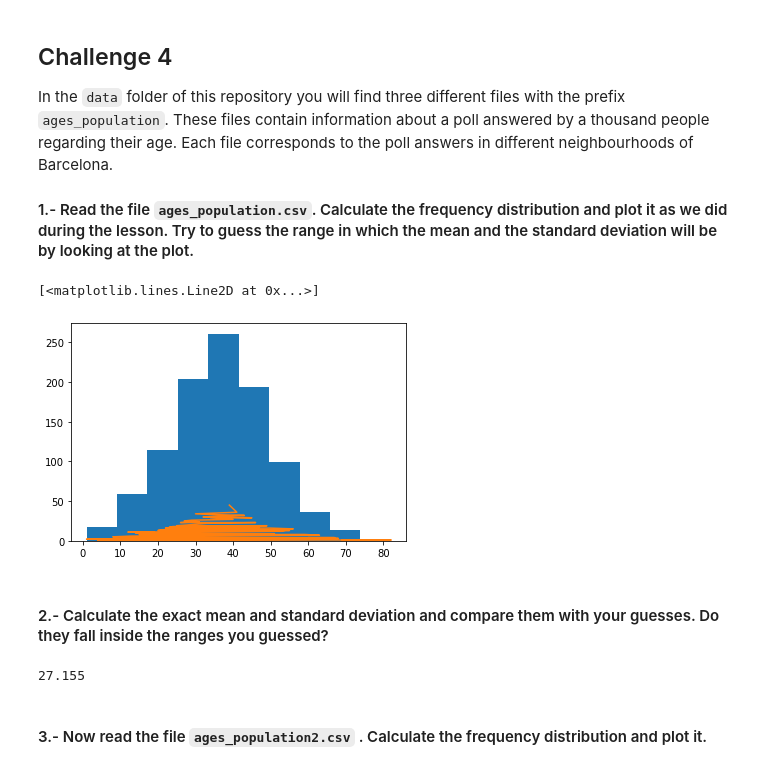
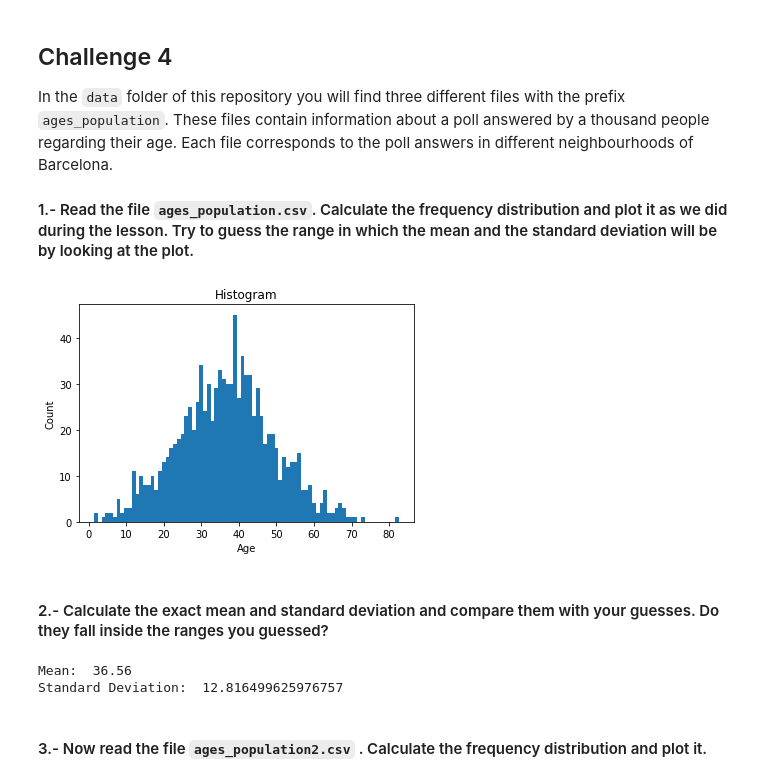
Before and after one commit to MarioJanus/IronLabs, a Jupyter notebook: Module2/Lab_4_Descriptive-Statistics/main.ipynb, the cells around one changed output. Cells and saved outputs as stored; diff of their text form; code cells hidden in the pictures.

```diff
--- a/Module2/Lab_4_Descriptive-Statistics/main.ipynb
+++ b/Module2/Lab_4_Descriptive-Statistics/main.ipynb
@@ -180,20 +215,33 @@ yes,  the rolls are more evenly spread now and not anymore to the higher end
 In the `data` folder of this repository you will find three different files with the prefix `ages_population`. These files contain information about a poll answered by a thousand people regarding their age. Each file corresponds to the poll answers in different neighbourhoods of Barcelona.
 
 #### 1.- Read the file `ages_population.csv`. Calculate the frequency distribution and plot it as we did during the lesson. Try to guess the range in which the mean and the standard deviation will be by looking at the plot.
-# %%
-df=pd.read_csv(r"C:\Users\Mario\Documents\Labs\Module2\Lab_4_Descriptive-Statistics\ages_population.csv")
-#plt.hist(df['observation'])
-#mean will be arround 35 and the standard deviation should be around 15
-plt.plot(roll_distr(df['observation']))
-# %% [output]
-[<matplotlib.lines.Line2D at 0x...>]
-[figure, removed]
+# %%
+ages_population=pd.read_csv(r"C:\Users\Mario\Documents\Labs\Module2\Lab_4_Descriptive-Statistics\ages_population.csv")
+ages_population = ages_population.sort_values(by='observation')
+
+# Calculate the frequency distribution.
+frequency = ages_population['observation'].value_counts(sort=False)
+
+# Histogram
+max_range = int(ages_population['observation'].max()) + 1
+min_range = int(ages_population['observation'].min())
+bins = [n + 0.5 for n in range(min_range,max_range)]
+ages_population['observation'].hist(bins=bins, grid=False)
+plt.xlabel('Age')
+plt.ylabel('Count')
+plt.title('Histogram')
+
+# Show the plot.
+plt.show()
+# %% [output]
+[figure, added]
 # %% [markdown]
 #### 2.- Calculate the exact mean and standard deviation and compare them with your guesses. Do they fall inside the ranges you guessed?
 # %%
-df['observation'].mean()
-df['observation'].std()
+print('Mean: ', ages_population['observation'].mean())
+print('Standard Deviation: ',ages_population['observation'].std())
 # %% [output]
-27.155
+Mean:  36.56
+Standard Deviation:  12.816499625976757
 # %%
 """
```
Also changed, not shown: parts of 27 cells of this notebook, 43 other files.
